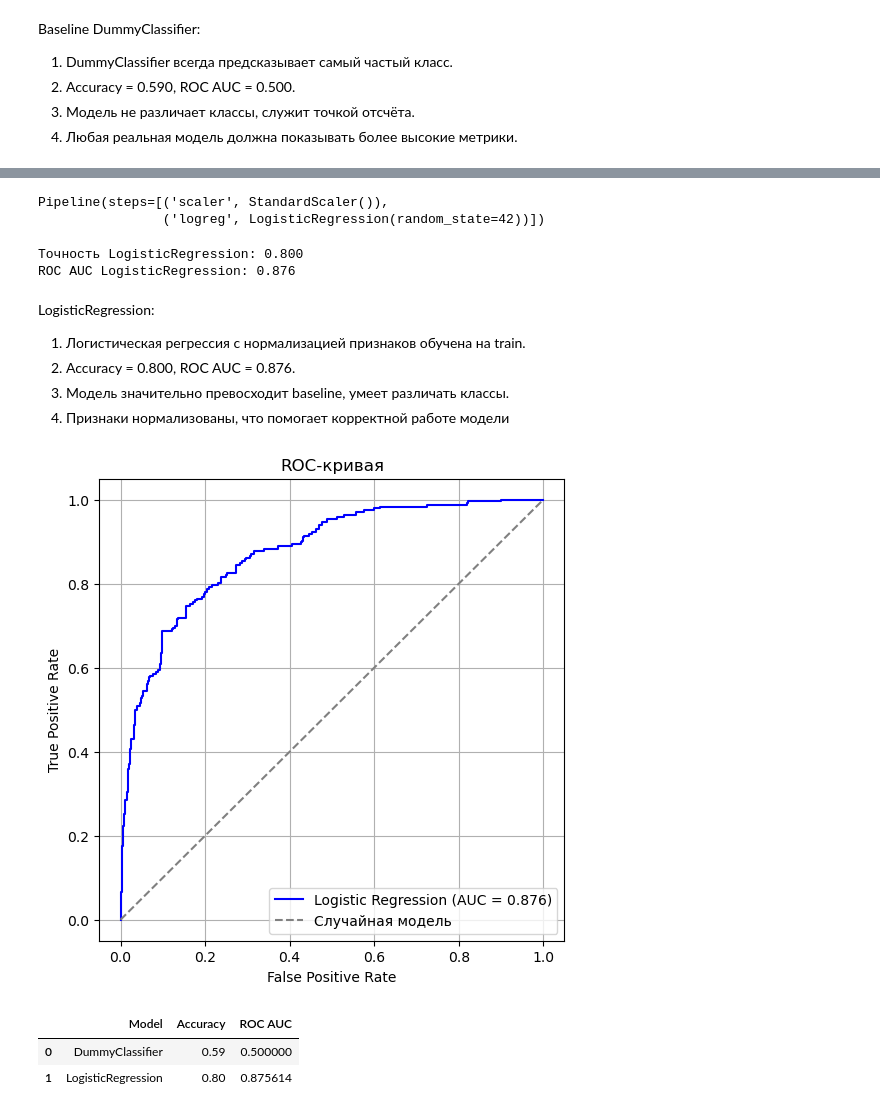
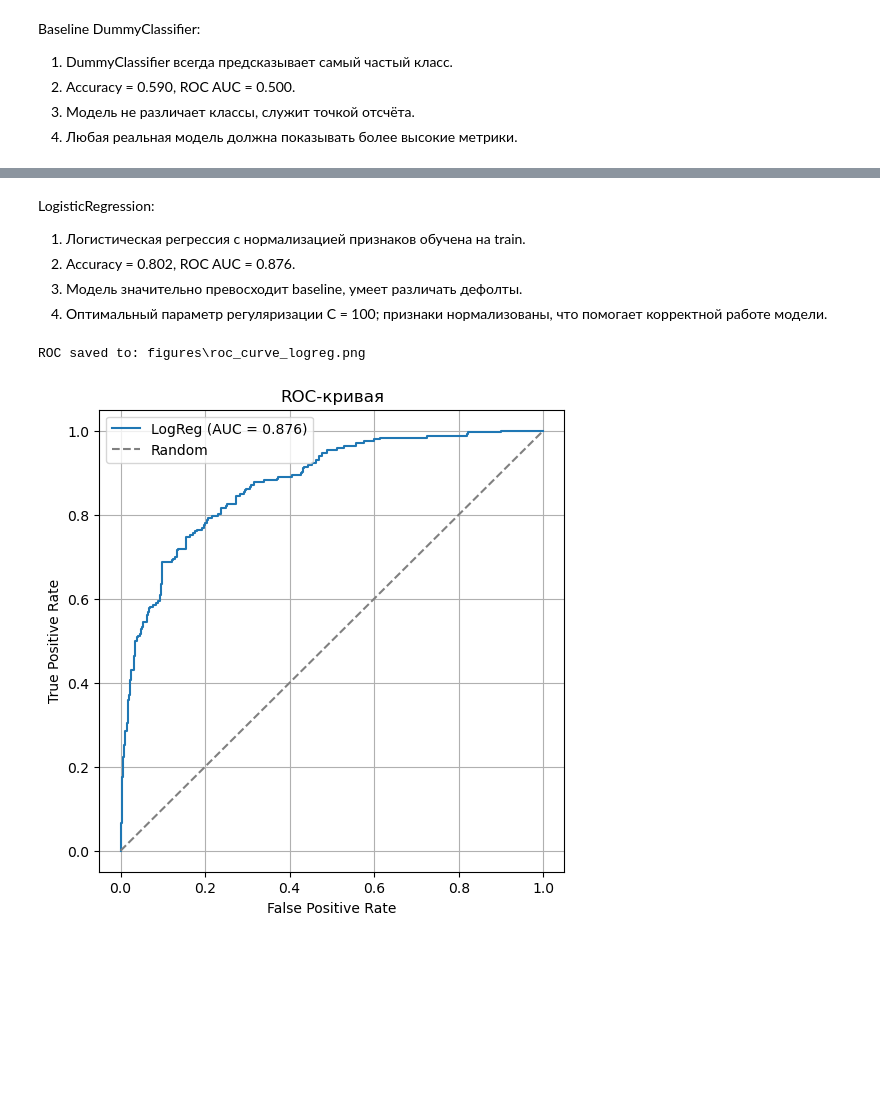
Before and after one commit to olyamyalina/Myalina_Olya_AI, a Jupyter notebook: homeworks/HW05/HW05.ipynb, the cells around one changed output, grey strips where cells are left out. Drawn from its saved outputs; the diff is of its cells as text; code cells hidden in the pictures; blank space fills up the shorter version.

```diff
--- a/homeworks/HW05/HW05.ipynb
+++ b/homeworks/HW05/HW05.ipynb
@@ -13,5 +12,5 @@ import matplotlib.pyplot as plt
 # %%
-df = pd.read_csv(r"C:\Users\User\Desktop\ИИИ ДПО\Myalina_Olya_AI\seminars\S05\S05-hw-dataset.csv")
+df = pd.read_csv("../../seminars/S05/S05-hw-dataset.csv")
 # %%
 df.head()
 # %% [output]
@@ -120,23 +154,6 @@ pipeline = Pipeline([
-# %%
-pipeline.fit(X_train, y_train)
-# %% [output]
-Pipeline(steps=[('scaler', StandardScaler()),
-                ('logreg', LogisticRegression(random_state=42))])
-# %%
-y_pred = pipeline.predict(X_test)
-y_proba = pipeline.predict_proba(X_test)[:, 1]
-# %%
-accuracy_logreg = accuracy_score(y_test, y_pred)
-roc_auc_logreg = roc_auc_score(y_test, y_proba)
-
-print(f"Точность LogisticRegression: {accuracy_logreg:.3f}")
-print(f"ROC AUC LogisticRegression: {roc_auc_logreg:.3f}")
-# %% [output]
-Точность LogisticRegression: 0.800
-ROC AUC LogisticRegression: 0.876
 # %% [markdown]
 LogisticRegression:
 1) Логистическая регрессия с нормализацией признаков обучена на train.
-2) Accuracy = 0.800, ROC AUC = 0.876.
-3) Модель значительно превосходит baseline, умеет различать классы.
-4) Признаки нормализованы, что помогает корректной работе модели
+2) Accuracy = 0.802, ROC AUC = 0.876.
+3) Модель значительно превосходит baseline, умеет различать дефолты.
+4) Оптимальный параметр регуляризации C = 100; признаки нормализованы, что помогает корректной работе модели.
@@ -149,28 +160,21 @@ roc_auc = auc(fpr, tpr)
-# %%
-plt.figure(figsize=(6, 6))
-plt.plot(fpr, tpr, color='blue', label=f'Logistic Regression (AUC = {roc_auc:.3f})')
-plt.plot([0, 1], [0, 1], color='gray', linestyle='--', label='Случайная модель')
-plt.xlabel('False Positive Rate')
-plt.ylabel('True Positive Rate')
-plt.title('ROC-кривая')
-plt.legend()
-plt.grid(True)
-
-# Сохраняем график в папку figures
-plt.savefig("figures/roc_curve_logreg.png", dpi=300, bbox_inches='tight')
-
-plt.show()
-# %% [output]
-[figure, removed]
-# %%
-results = pd.DataFrame({
-    "Model": ["DummyClassifier", "LogisticRegression"],
-    "Accuracy": [accuracy_dummy, accuracy_logreg],
-    "ROC AUC": [roc_auc_dummy, roc_auc_logreg]
-})
-
-results
-# %% [output]
-|  | Model | Accuracy | ROC AUC |
-| 0 | DummyClassifier | 0.59 | 0.500000 |
-| 1 | LogisticRegression | 0.80 | 0.875614 |
+# %%
+fpr, tpr, _ = roc_curve(y_test, y_proba)
+roc_auc_val = auc(fpr, tpr)
+
+plt.figure(figsize=(6,6))
+plt.plot(fpr, tpr, label=f'LogReg (AUC = {roc_auc_val:.3f})')
+plt.plot([0,1], [0,1], linestyle='--', color='gray', label='Random')
+plt.xlabel('False Positive Rate')
+plt.ylabel('True Positive Rate')
+plt.title('ROC-кривая')
+plt.legend()
+plt.grid(True)
+
+os.makedirs("figures", exist_ok=True)
+fig_path = os.path.join("figures", "roc_curve_logreg.png")
+plt.savefig(fig_path, dpi=300, bbox_inches='tight')
+print("ROC saved to:", fig_path)
+plt.show()
+# %% [output]
+ROC saved to: figures\roc_curve_logreg.png
+[figure, added]
```
Also changed, not shown: parts of 7 cells of this notebook.
